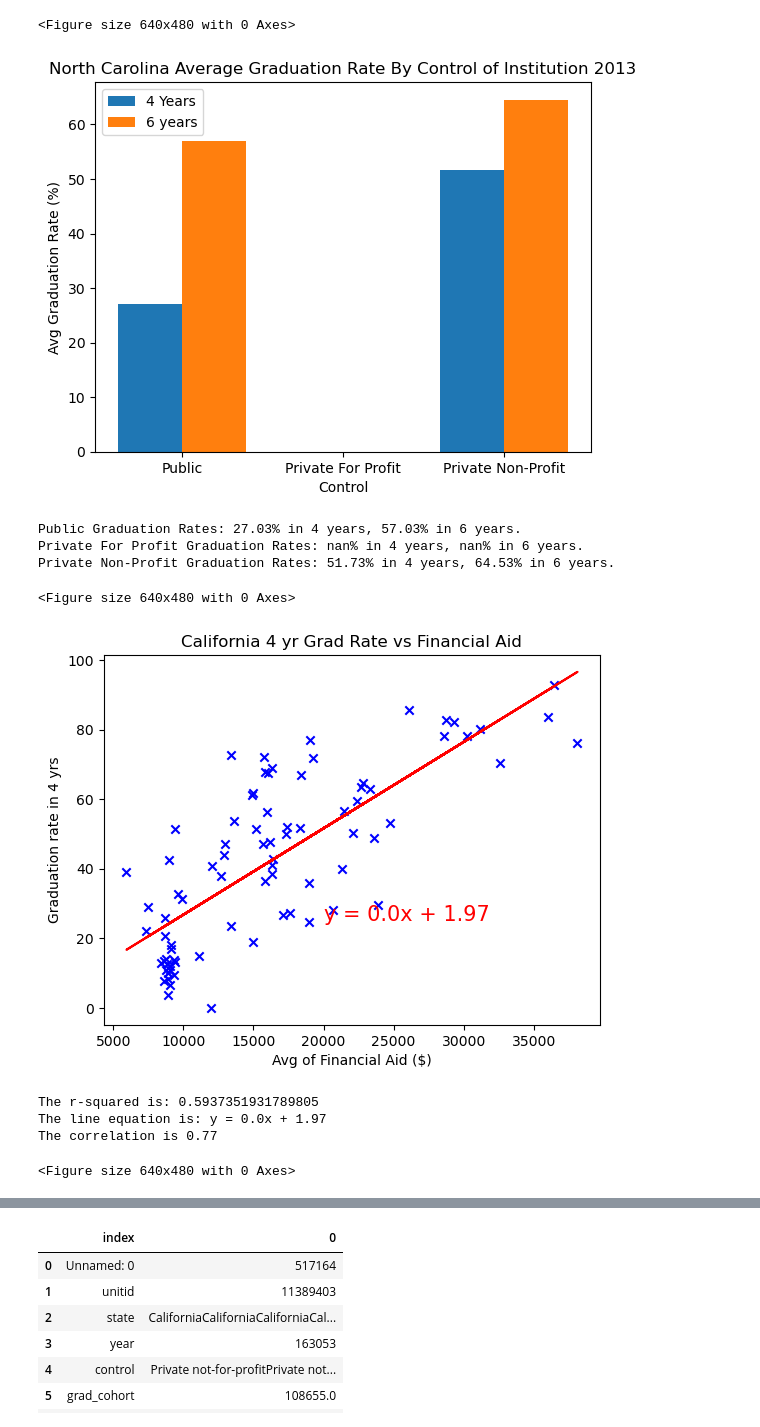
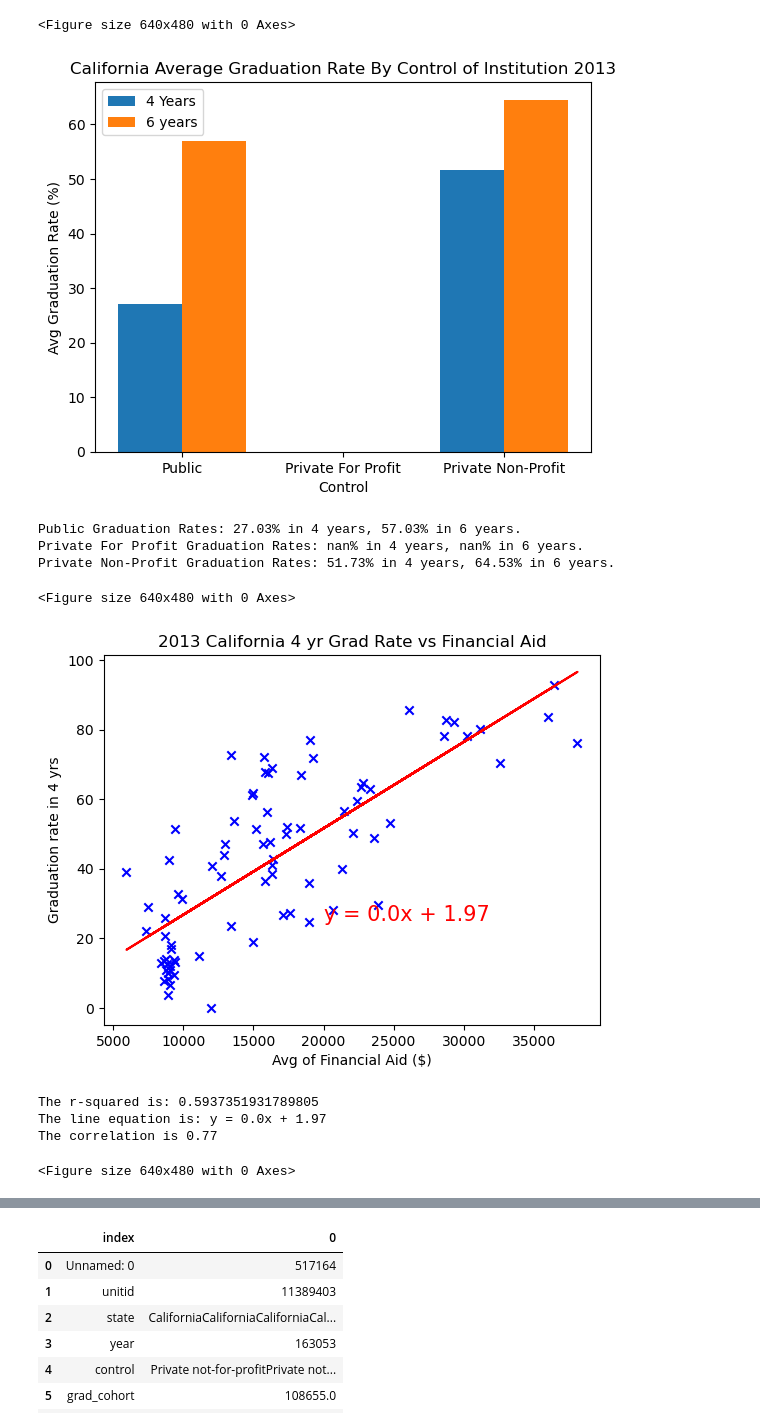
Before and after one commit to will5722/Trends-in-Education, a Jupyter notebook: DataAnalysis.ipynb, the cells around one changed output, grey strips where cells are left out. Saved outputs shown, nothing was run; the diff lists cells and outputs as text; code cells hidden in the pictures.

Commit message:
title adjustments

```diff
--- a/DataAnalysis.ipynb
+++ b/DataAnalysis.ipynb
@@ -156,35 +142,35 @@ ncnonprofit_6grad_rate = round(ncnonprofit['grad_150'] / ncnonprofit['grad_cohor
 
 ncpublic_grad_mean = round(ncpublic_4grad_rate.mean(), 2)
 ncpublic_grad150_mean = round(ncpublic_6grad_rate.mean(), 2)
 
 ncprofit_grad_mean = round(ncprofit_4grad_rate.mean(), 2)
 ncprofit_grad150_mean = round(ncprofit_6grad_rate.mean(), 2)
 
 
 ncnonprofit_grad_mean = round(ncnonprofit_4grad_rate.mean(), 2)
 ncnonprofit_grad150_mean = round(ncnonprofit_6grad_rate.mean(), 2)
 
 
 first_ncgradvals = [ncpublic_grad_mean, ncprofit_grad_mean, ncnonprofit_grad_mean]
 second_ncgradvals = [ncpublic_grad150_mean, ncprofit_grad150_mean, ncnonprofit_grad150_mean]
 
 labels = ['Public', 'Private For Profit', 'Private Non-Profit']
 ticks = np.arange(len(labels))
 plt.bar(ticks - 0.2, first_ncgradvals, 0.4)
 plt.bar(ticks + 0.2, second_ncgradvals, 0.4)
 plt.xticks(ticks, labels)
 plt.legend(['4 Years', '6 years'], loc='best')
-plt.title('North Carolina Average Graduation Rate By Control of Institution 2013')
+plt.title('California Average Graduation Rate By Control of Institution 2013')
 plt.xlabel('Control')
 plt.ylabel('Avg Graduation Rate (%)')
 plt.show()
 print(f"Public Graduation Rates: {ncpublic_grad_mean}% in 4 years, {ncpublic_grad150_mean}% in 6 years.")
 print(f"Private For Profit Graduation Rates: {ncprofit_grad_mean}% in 4 years, {ncprofit_grad150_mean}% in 6 years.")
 print(f"Private Non-Profit Graduation Rates: {ncnonprofit_grad_mean}% in 4 years, {ncnonprofit_grad150_mean}% in 6 years.")
 
 plt.savefig("Images/California Average Graduation Rate By Control of Institution 2013.png")
 # %% [output]
-[figure, old version]
+[figure, new version]
 Public Graduation Rates: 27.03% in 4 years, 57.03% in 6 years.
 Private For Profit Graduation Rates: nan% in 4 years, nan% in 6 years.
 Private Non-Profit Graduation Rates: 51.73% in 4 years, 64.53% in 6 years.
@@ -202,7 +188,7 @@ plt.scatter(x_value, y_value, color='b', marker='x')
 plt.plot(x_value, regress_value, "r-")
 plt.ylabel('Graduation rate in 4 yrs')
 plt.xlabel('Avg of Financial Aid ($)')
-plt.title('California 4 yr Grad Rate vs Financial Aid')
+plt.title('2013 California 4 yr Grad Rate vs Financial Aid')
 plt.annotate(line_eq, (20000,25), fontsize=15, color="red")
 plt.show()
 print(f"The r-squared is: {rvalue**2}")
@@ -212,7 +198,7 @@ correlation = st.pearsonr(x_value, y_value)
 print(f'The correlation is {round(correlation[0],2)}')
 plt.savefig("Images/California 4 yr Grad Rate vs Financial Aid.png")
 # %% [output]
-[figure, old version]
+[figure, new version]
 The r-squared is: 0.5937351931789805
 The line equation is: y = 0.0x + 1.97
 The correlation is 0.77
```
Also changed, not shown: parts of 6 cells of this notebook, 1 other file.
